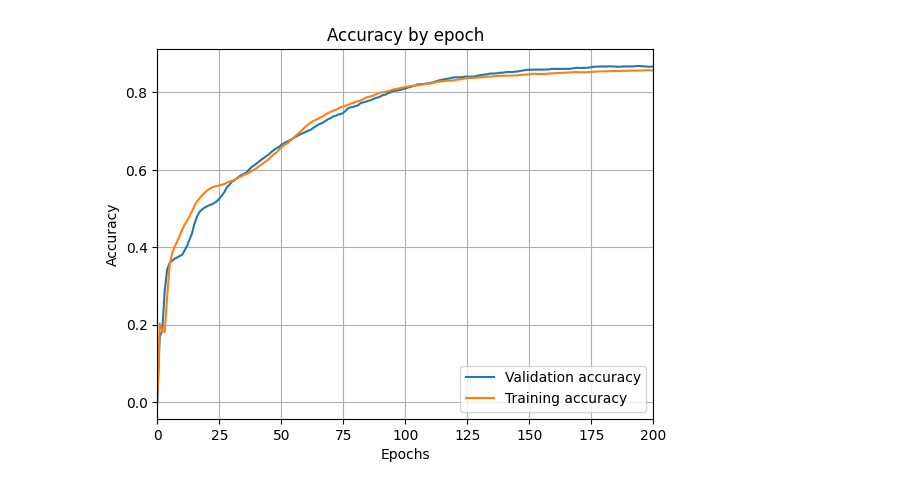
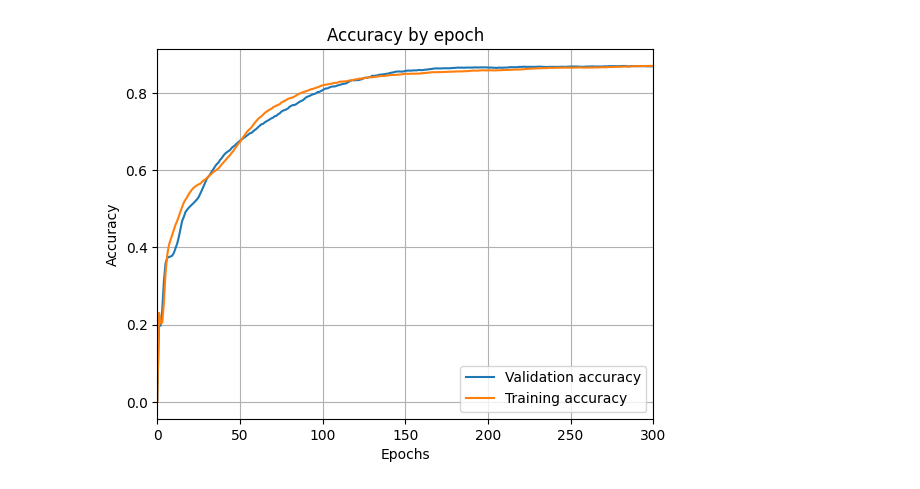
Before and after one commit to toffanetto/IA048_Project_1, a Jupyter notebook: 2-Classification/src/logistic_regression_part_1.ipynb, the cells around one changed output. Cells and saved outputs as stored; diff of their text form; code cells hidden in the pictures.

```diff
--- a/2-Classification/src/logistic_regression_part_1.ipynb
+++ b/2-Classification/src/logistic_regression_part_1.ipynb
@@ -13,19 +13,19 @@ X_test, y_test = cl.getData(train=False, raw= False)
 # Plotting classes balancing
 # %%
 # Training
-
-W, hit_train, hit_val, dJ = cl.trainClassifier(X=X_train,y=y_train,epochs=200,batch=True)
+EPOCHS = 300
+W, hit_train, hit_val, J_train, J_val = cl.trainClassifier(X=X_train,y=y_train,epochs=EPOCHS,batch=True)
 # %%
 plt.figure()
 plt.plot(hit_val, label='Validation accuracy')
 plt.plot(hit_train, label='Training accuracy')
 plt.xlabel("Epochs")
 plt.ylabel("Accuracy")
 plt.title("Accuracy by epoch")
 plt.legend(loc='lower right')
-plt.xlim([0,200])
+plt.xlim([0,EPOCHS])
 plt.grid()
 
-plt.savefig("../plot/LR_1/Accuracy_by_epoch_batch-2.pdf", format="pdf", bbox_inches="tight")
+#plt.savefig("../plot/LR_1/Accuracy_by_epoch_batch.pdf", format="pdf", bbox_inches="tight")
 # %% [output]
-[figure, old version]
+[figure, new version]
```
Also changed, not shown: parts of 3 cells of this notebook, 15 other files.
